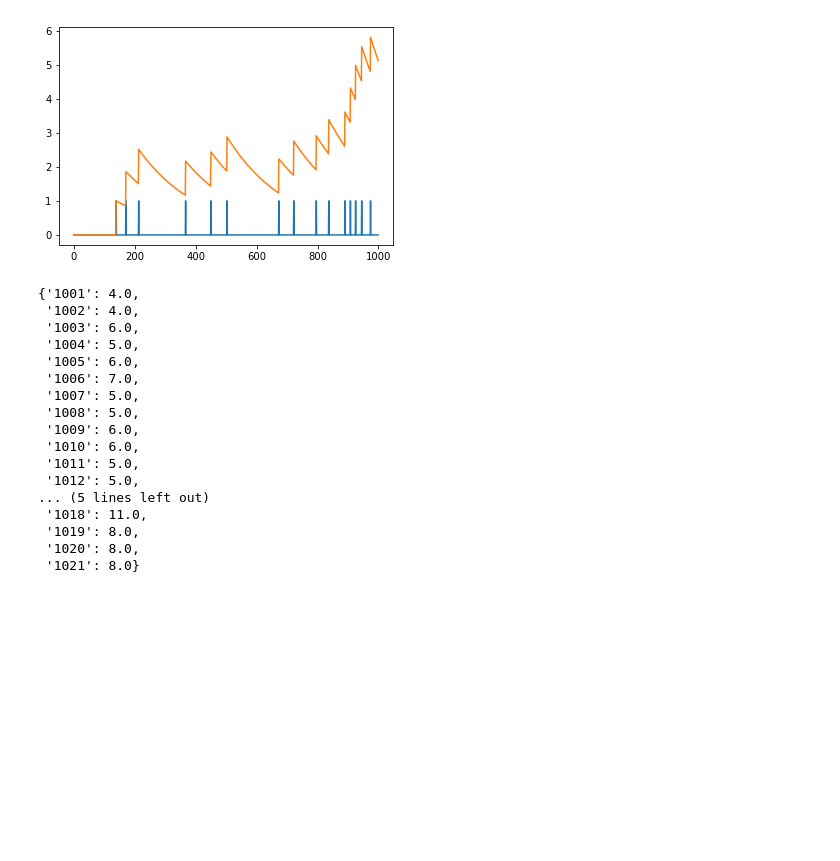
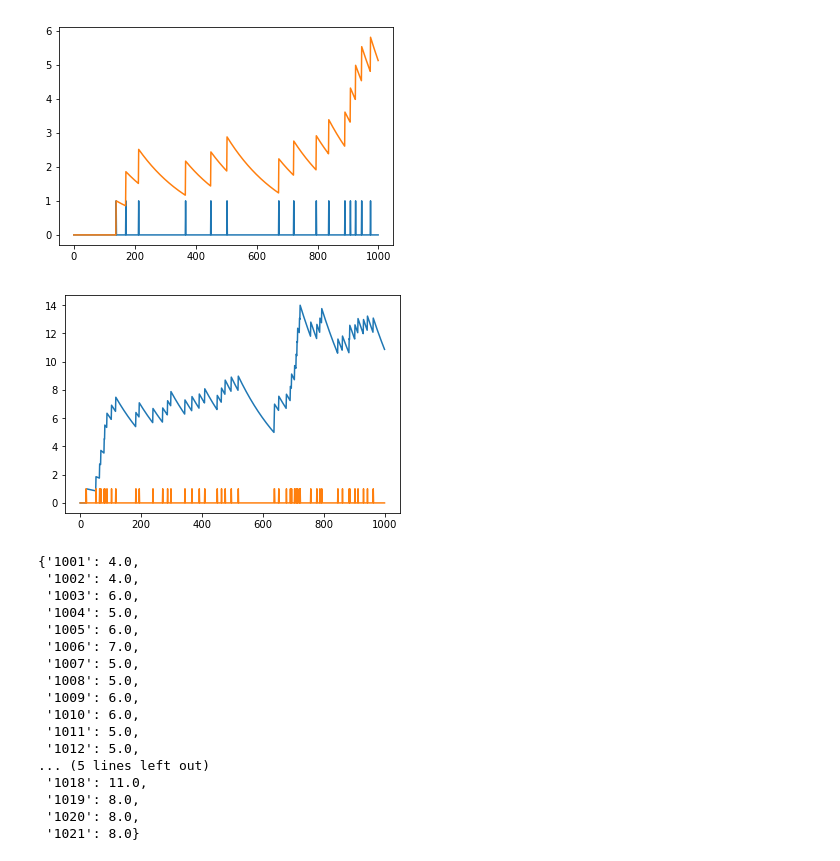
Before and after one commit to brookefitzgerald/ESNResearch, a Jupyter notebook: ZhangClassifyPlayground.ipynb, the cells around one changed output. Saved outputs shown, nothing was run; the diff lists cells and outputs as text; code cells hidden in the pictures; blank space fills up the shorter version.

```diff
--- a/ZhangClassifyPlayground.ipynb
+++ b/ZhangClassifyPlayground.ipynb
@@ -70,6 +74,15 @@ plt.plot(addExponentialDecayToNeuronRead(0.995,data['raster_data'][0][0,:]))
 plt.show()
 # %% [output]
 [figure]
+# %%
+test_data = data_1018.copy()
+addExponentialDecay(0.995,test_data)
+# %%
+plt.plot(test_data['raster_data'][1][0,:])
+plt.plot(data_1018['raster_data'][1][0,:])
+plt.show()
+# %% [output]
+[figure, added]
 # %%
 seen = dict(zip(np.unique(data['raster_info'][:,3]),np.zeros(21)))
 for runid in data['raster_info'][:,3]:
```
Also changed, not shown: parts of 9 cells of this notebook, 1 other file.
